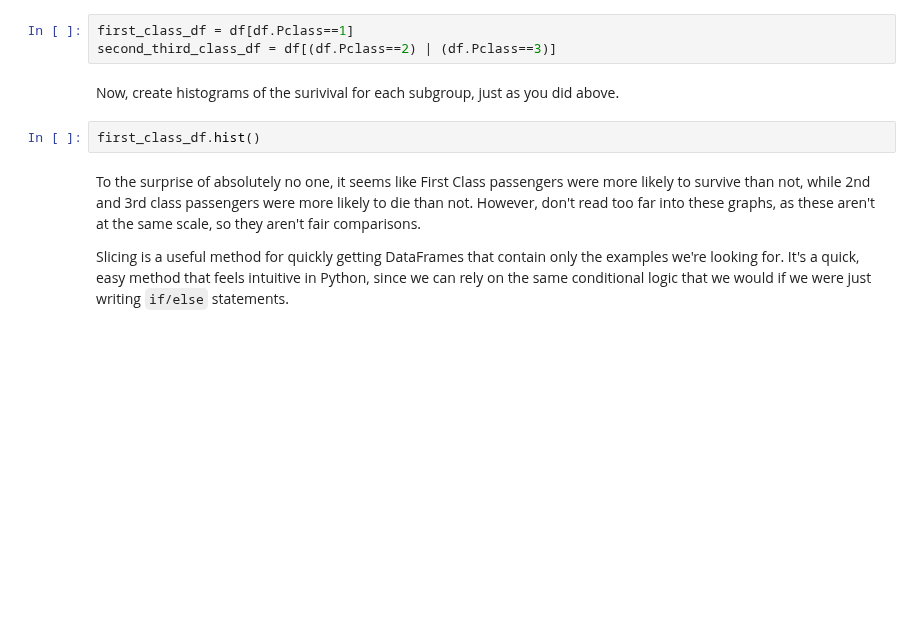
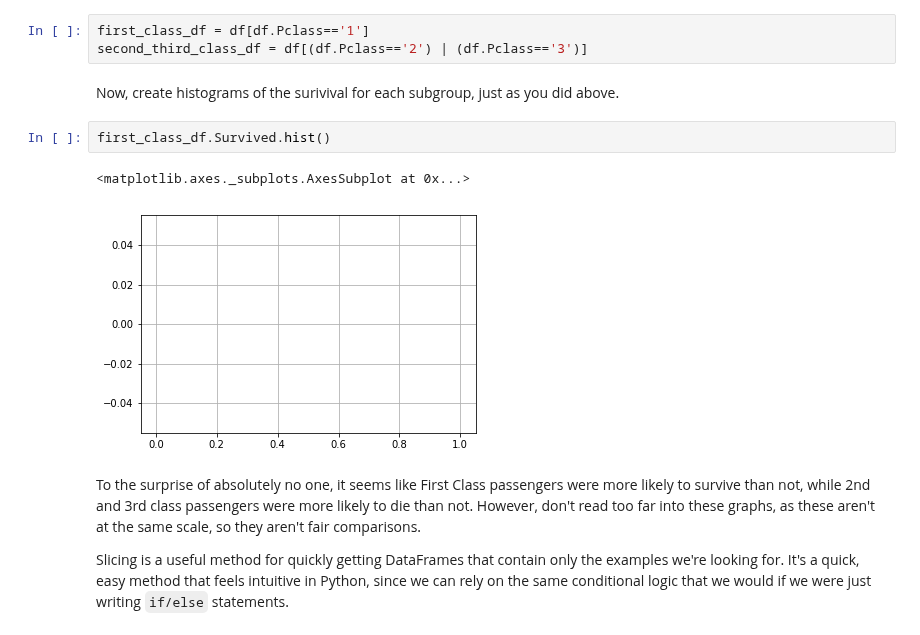
Before and after one commit to ewonguoft/dsc-enterprise-hsbc-using-sql-with-pandas-lab-hsbc-ds-081319, a Jupyter notebook: index.ipynb, the cells around one changed output. Cells and saved outputs as stored; diff of their text form; blank space fills up the shorter version.

```diff
--- a/index.ipynb
+++ b/index.ipynb
@@ -118,12 +118,15 @@ Well that seems like a pretty stark difference--it seems that there was drastica
 
 In the cell below, create one DataFrame containing Fist Class passengers (`Pclass == 1`), and another DataFrame containing everyone else.
 # %%
-first_class_df = df[df.Pclass==1]
-second_third_class_df = df[(df.Pclass==2) | (df.Pclass==3)]
+first_class_df = df[df.Pclass=='1']
+second_third_class_df = df[(df.Pclass=='2') | (df.Pclass=='3')]
 # %% [markdown]
 Now, create histograms of the surivival for each subgroup, just as you did above.
 # %%
-first_class_df.hist()
+first_class_df.Survived.hist()
+# %% [output]
+<matplotlib.axes._subplots.AxesSubplot at 0x...>
+[figure, added]
 # %% [markdown]
 To the surprise of absolutely no one, it seems like First Class passengers were more likely to survive than not, while 2nd and 3rd class passengers were more likely to die than not.  However, don't read too far into these graphs, as these aren't at the same scale, so they aren't fair comparisons.
 
```
